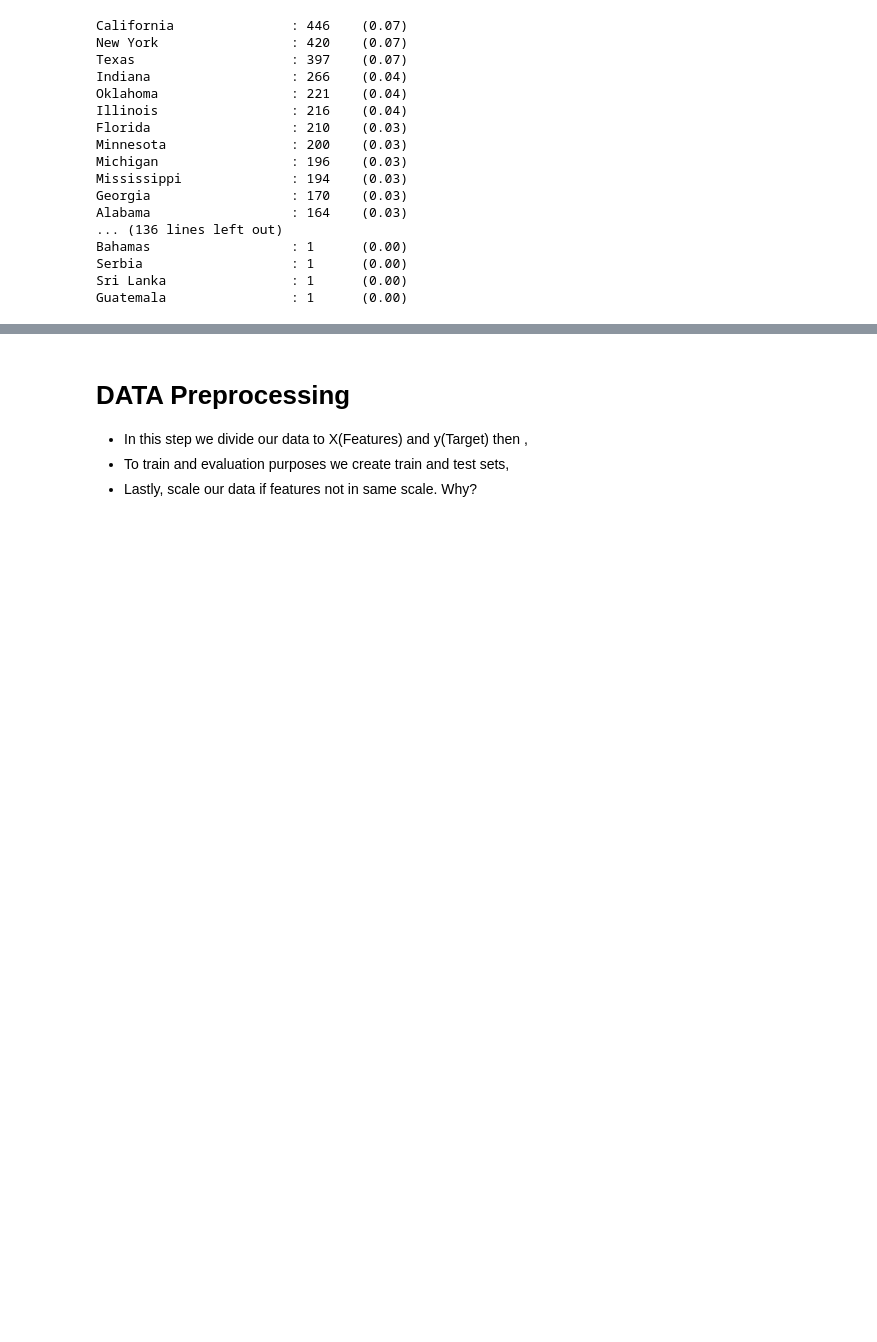
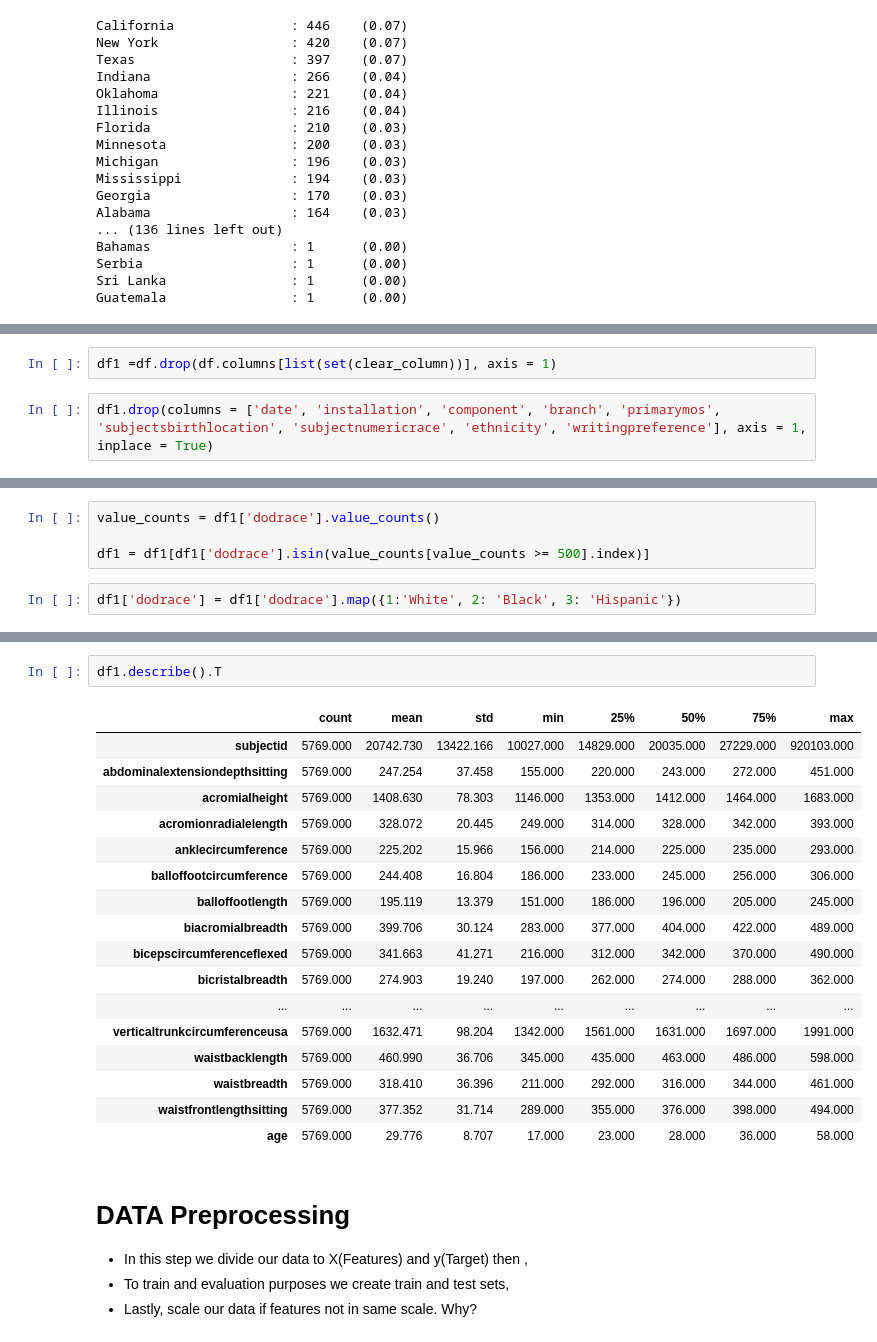
Before and after one commit to safiyeolgun/data-science-st, a Jupyter notebook: projects/Soldiers Race Classification/soldier_race_project_students.ipynb, the cells around one changed output, grey strips where cells are left out. Drawn from its saved outputs; the diff is of its cells as text; blank space fills up the shorter version.

```diff
--- a/projects/Soldiers Race Classification/soldier_race_project_students.ipynb
+++ b/projects/Soldiers Race Classification/soldier_race_project_students.ipynb
@@ -476,0 +375,4 @@ df["stature"].corr(df["heightin_from"])
+# %%
+df1 =df.drop(df.columns[list(set(clear_column))], axis = 1)
+# %%
+df1.drop(columns = ['date', 'installation', 'component', 'branch', 'primarymos', 'subjectsbirthlocation', 'subjectnumericrace', 'ethnicity', 'writingpreference'], axis = 1, inplace = True)
@@ -476,0 +391,6 @@ df["stature"].corr(df["heightin_from"])
+# %%
+value_counts = df1['dodrace'].value_counts()
+
+df1 = df1[df1['dodrace'].isin(value_counts[value_counts >= 500].index)]
+# %%
+df1['dodrace'] = df1['dodrace'].map({1:'White', 2: 'Black', 3: 'Hispanic'})
@@ -477,3 +417,23 @@ df["stature"].corr(df["heightin_from"])
+# %%
+df1.describe().T
+# %% [output]
+|  | count | mean | std | min | 25% | 50% | 75% | max |
+| subjectid | 5769.000 | 20742.730 | 13422.166 | 10027.000 | 14829.000 | 20035.000 | 27229.000 | 920103.000 |
+| abdominalextensiondepthsitting | 5769.000 | 247.254 | 37.458 | 155.000 | 220.000 | 243.000 | 272.000 | 451.000 |
+| acromialheight | 5769.000 | 1408.630 | 78.303 | 1146.000 | 1353.000 | 1412.000 | 1464.000 | 1683.000 |
+| acromionradialelength | 5769.000 | 328.072 | 20.445 | 249.000 | 314.000 | 328.000 | 342.000 | 393.000 |
+| anklecircumference | 5769.000 | 225.202 | 15.966 | 156.000 | 214.000 | 225.000 | 235.000 | 293.000 |
+| balloffootcircumference | 5769.000 | 244.408 | 16.804 | 186.000 | 233.000 | 245.000 | 256.000 | 306.000 |
+| balloffootlength | 5769.000 | 195.119 | 13.379 | 151.000 | 186.000 | 196.000 | 205.000 | 245.000 |
+| biacromialbreadth | 5769.000 | 399.706 | 30.124 | 283.000 | 377.000 | 404.000 | 422.000 | 489.000 |
+| bicepscircumferenceflexed | 5769.000 | 341.663 | 41.271 | 216.000 | 312.000 | 342.000 | 370.000 | 490.000 |
+| bicristalbreadth | 5769.000 | 274.903 | 19.240 | 197.000 | 262.000 | 274.000 | 288.000 | 362.000 |
+| ... | ... | ... | ... | ... | ... | ... | ... | ... |
+| verticaltrunkcircumferenceusa | 5769.000 | 1632.471 | 98.204 | 1342.000 | 1561.000 | 1631.000 | 1697.000 | 1991.000 |
+| waistbacklength | 5769.000 | 460.990 | 36.706 | 345.000 | 435.000 | 463.000 | 486.000 | 598.000 |
+| waistbreadth | 5769.000 | 318.410 | 36.396 | 211.000 | 292.000 | 316.000 | 344.000 | 461.000 |
+| waistfrontlengthsitting | 5769.000 | 377.352 | 31.714 | 289.000 | 355.000 | 376.000 | 398.000 | 494.000 |
+| age | 5769.000 | 29.776 | 8.707 | 17.000 | 23.000 | 28.000 | 36.000 | 58.000 |
 # %% [markdown]
 # DATA Preprocessing
 - In this step we divide our data to X(Features) and y(Target) then ,
```
Also changed, not shown: parts of 95 cells of this notebook.
